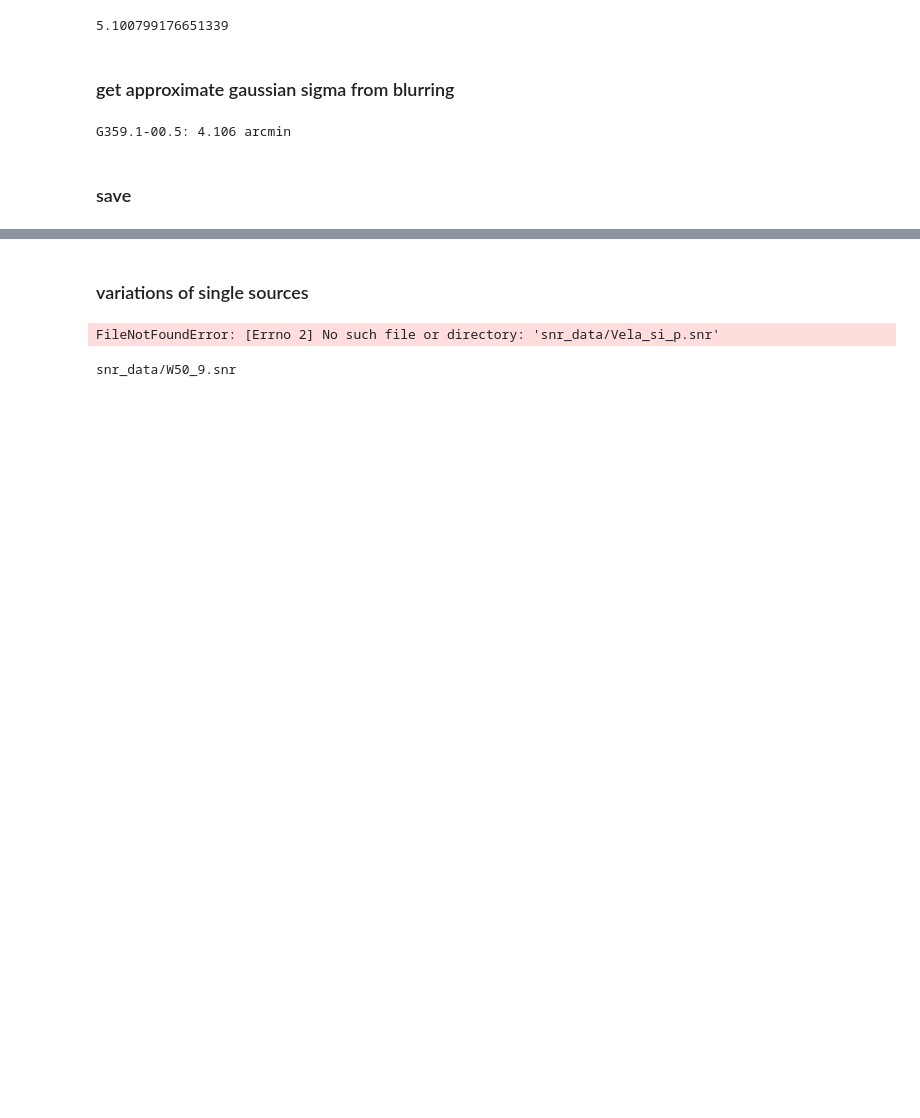
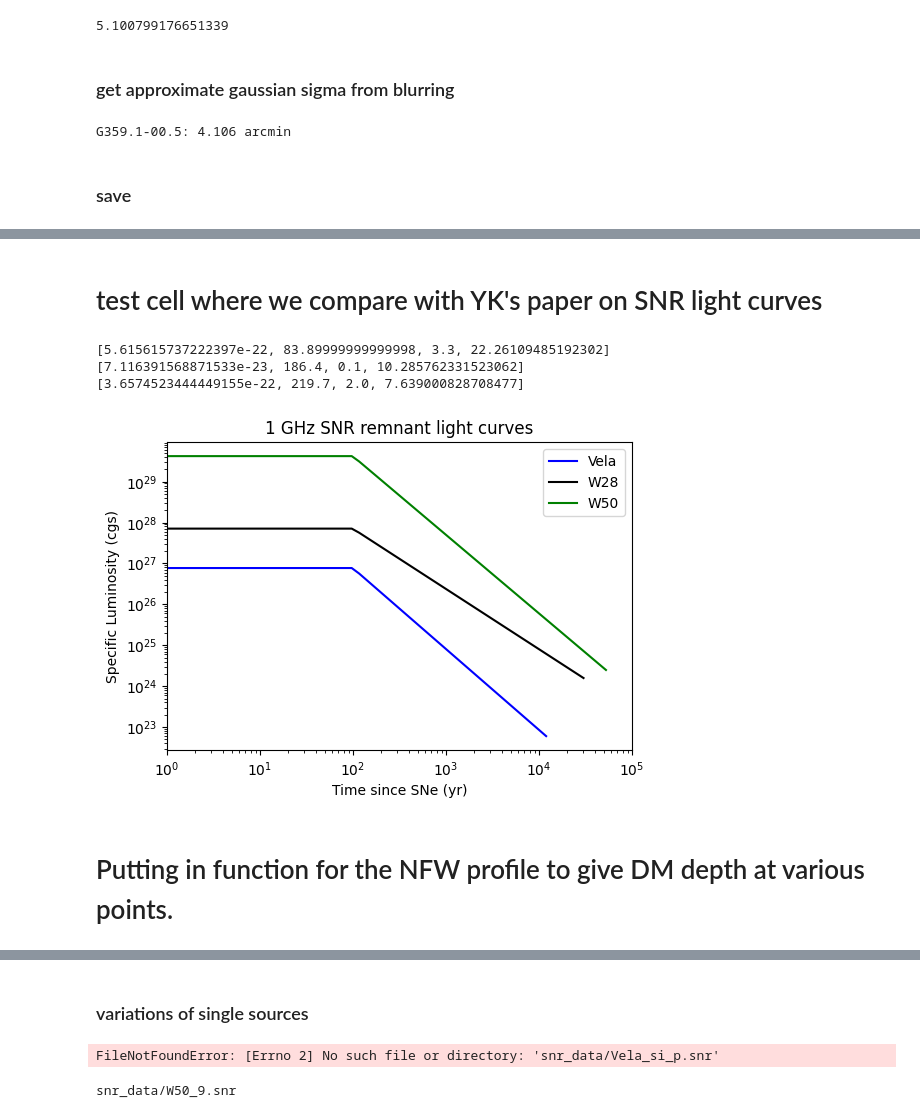
Before and after one commit to yitiansun/axion-mirror, a Jupyter notebook: SNR/catalog.ipynb, the cells around one changed output, grey strips where cells are left out. Drawn from its saved outputs; the diff is of its cells as text; code cells hidden in the pictures; blank space fills up the shorter version.

```diff
--- a/SNR/catalog.ipynb
+++ b/SNR/catalog.ipynb
@@ -298,0 +298,36 @@ array([2.58841019e-19, 2.58841019e-19, 2.58841019e-19, 2.58841019e-19,
+# %% [markdown]
+# test cell where we compare with YK's paper on SNR light curves
+# %%
+vela = get_snr('Vela', snr_valid_SG_list)
+w28 = get_snr('W28', snr_valid_SG_list)
+w50 = get_snr('W50', snr_valid_SG_list)
+test_snrs = [[vela,'b'], [w28,'k'], [w50,'g']]
+
+#plotting all SNR light curves as fcn of time
+power = 16
+t = np.logspace(0,power,200)
+colors = ['b','r','g']
+for snr in test_snrs:
+    print(SNR_gegenschein(snr[0], 1e9, 4.1194e-8))
+    S_nu = np.ones(len(t))
+    for i in range(len(t)):
+        S_nu[i] = S_nu_1GHz(snr[0], t[i], 1e9)
+
+        if S_nu[i]!=None: #multiplying non None values by 4 pi d^2 to get luminosity
+            S_nu[i] = S_nu[i] * 4 * np.pi * (snr[0].d*3.086e21)**2
+
+    plt.plot(t/(3600*24*365.25), S_nu, snr[1])
+
+plt.xlim([1,10**5])
+plt.loglog()
+plt.ylabel('Specific Luminosity (cgs)')
+plt.xlabel('Time since SNe (yr)');
+plt.legend(["Vela","W28","W50"])
+plt.title("1 GHz SNR remnant light curves");
+# %% [output]
+[5.615615737222397e-22, 83.89999999999998, 3.3, 22.26109485192302]
+[7.116391568871533e-23, 186.4, 0.1, 10.285762331523062]
+[3.6574523444449155e-22, 219.7, 2.0, 7.639000828708477]
+[figure, added]
+# %% [markdown]
+# Putting in function for the NFW profile to give DM depth at various points.
```
Also changed, not shown: parts of 38 cells of this notebook, 52 other files.
